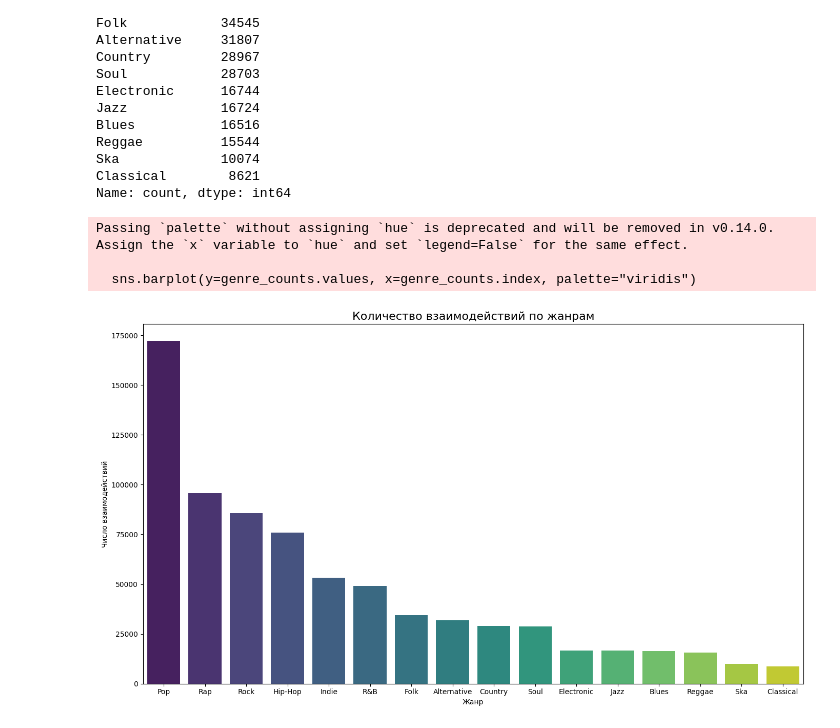
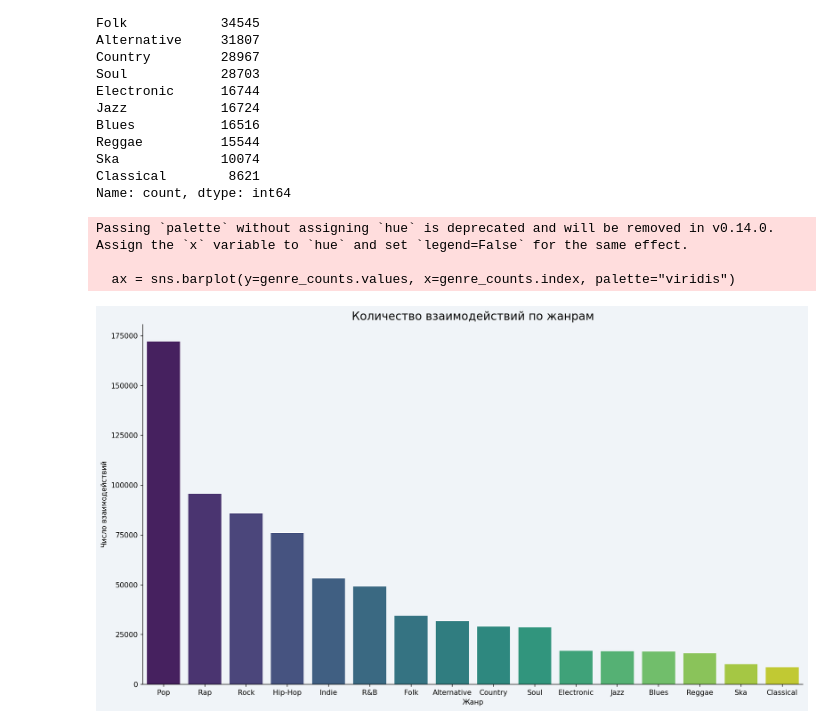
Before and after one commit to blackfyz00/project_5sem, a Jupyter notebook: src/is_normal.ipynb, the cells around one changed output. Drawn from its saved outputs; the diff is of its cells as text; code cells hidden in the pictures.

```diff
--- a/src/is_normal.ipynb
+++ b/src/is_normal.ipynb
@@ -49,39 +49,45 @@ Reggae          15544
 Ska             10074
 Classical        8621
 Name: count, dtype: int64
+# %%
+import matplotlib.pyplot as plt
+import seaborn as sns
+plt.rcParams.update({
+    'font.family': 'sans-serif',
+    'axes.facecolor': '#F0F4F8',
+    'figure.facecolor': '#F0F4F8',
+    'figure.dpi': 150
+})
 # %%
-import matplotlib.pyplot as plt
-import seaborn as sns
-
-# Предположим, у тебя уже есть merged DataFrame с колонкой 'genre_name'
-# Если нет — восстановим его быстро:
-
 idx_to_genre = {i: g for i, g in enumerate(supported_genres)}
 
 # Загружаем данные
 interaction_data = pd.read_csv("../interaction_data.csv")
 tracks_df = pd.read_csv("../edadata.csv")
 tracks_df['genre_name'] = tracks_df['genre'].map(idx_to_genre)
 
 # Объединяем
 merged = interaction_data.merge(tracks_df[['item_id', 'genre_name']], on='item_id', how='left')
 
 # Считаем взаимодействия по жанрам
 genre_counts = merged['genre_name'].value_counts().sort_values(ascending=False)
 
 # Визуализация
 plt.figure(figsize=(14, 8))
-sns.barplot(y=genre_counts.values, x=genre_counts.index, palette="viridis")
+ax = sns.barplot(y=genre_counts.values, x=genre_counts.index, palette="viridis")
+ax.spines['top'].set_visible(False)
+# Опционально: убрать и правую рамку для более чистого вида
+ax.spines['right'].set_visible(False)
 plt.title("Количество взаимодействий по жанрам", fontsize=16)
 plt.xlabel("Жанр")
 plt.ylabel("Число взаимодействий")
 plt.tight_layout()
 plt.show()
 # %% [output]
 Passing `palette` without assigning `hue` is deprecated and will be removed in v0.14.0. Assign the `x` variable to `hue` and set `legend=False` for the same effect.
 
-  sns.barplot(y=genre_counts.values, x=genre_counts.index, palette="viridis")
+  ax = sns.barplot(y=genre_counts.values, x=genre_counts.index, palette="viridis")
-[figure, old version]
+[figure, new version]
 # %%
 # Декодируем жанры
 idx_to_genre = {i: g for i, g in enumerate(supported_genres)}
```
Also changed, not shown: parts of 3 cells of this notebook, 15 other files.
